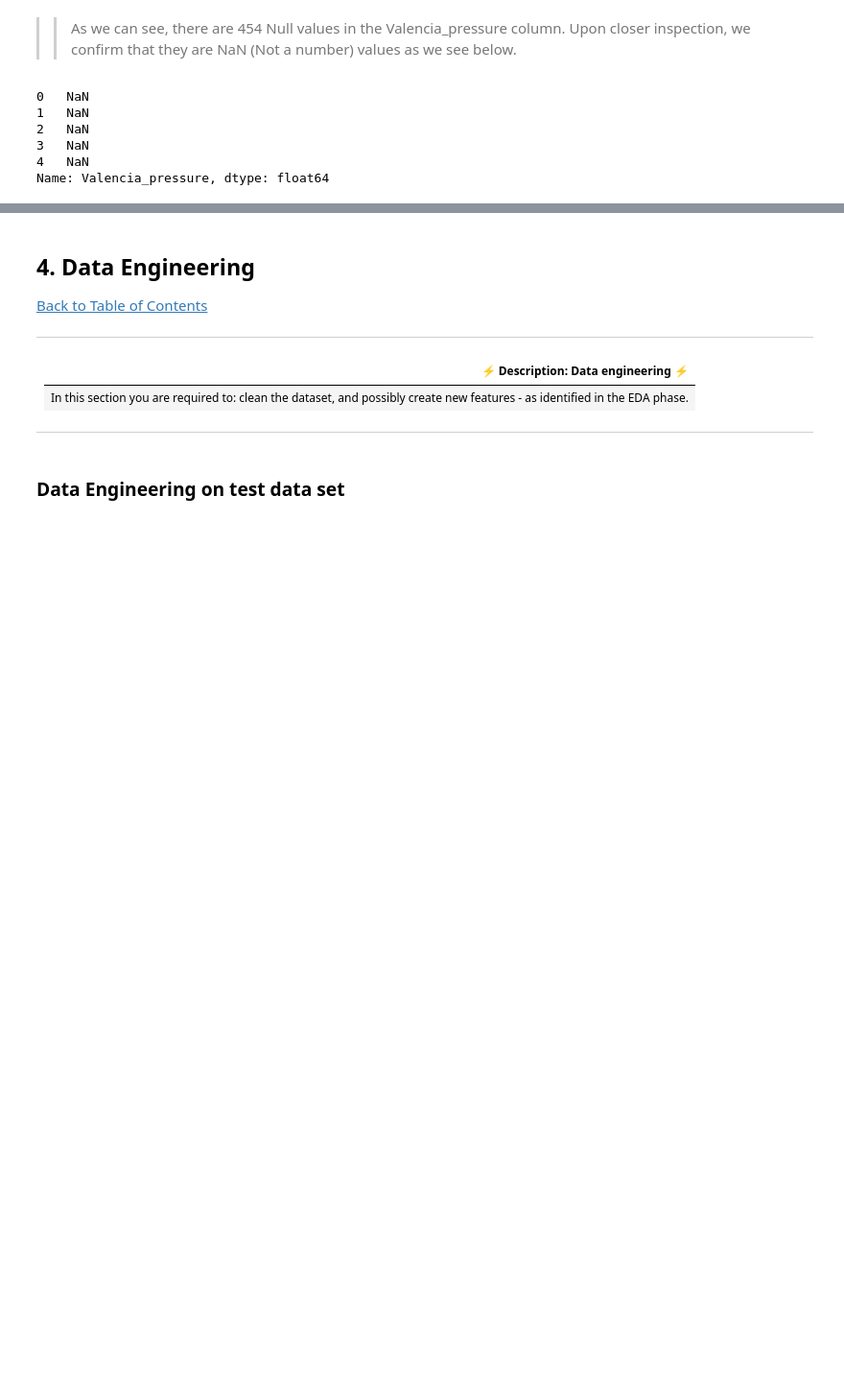
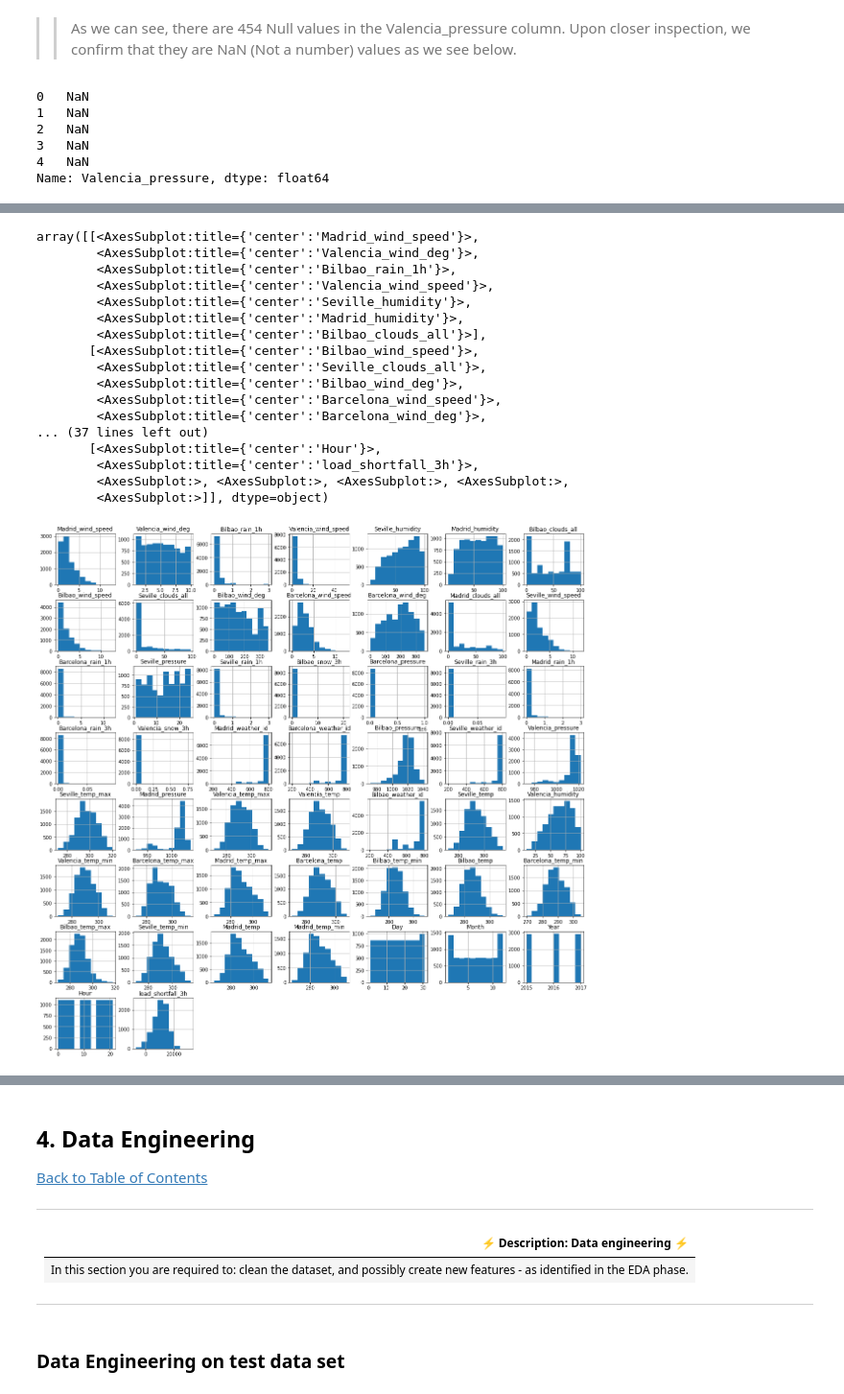
Before and after one commit to pcf26536/TeamNM5, a Jupyter notebook: starter-notebook.ipynb, the cells around one changed output, grey strips where cells are left out. Shown at 96% size. Cells and saved outputs as stored; diff of their text form; code cells hidden in the pictures; blank space fills up the shorter version.

```diff
--- a/starter-notebook.ipynb
+++ b/starter-notebook.ipynb
@@ -440,0 +483,21 @@ Name: Valencia_pressure, dtype: float64
+# %%
+df_train.hist(figsize=(20,20))
+# %% [output]
+array([[<AxesSubplot:title={'center':'Madrid_wind_speed'}>,
+        <AxesSubplot:title={'center':'Valencia_wind_deg'}>,
+        <AxesSubplot:title={'center':'Bilbao_rain_1h'}>,
+        <AxesSubplot:title={'center':'Valencia_wind_speed'}>,
+        <AxesSubplot:title={'center':'Seville_humidity'}>,
+        <AxesSubplot:title={'center':'Madrid_humidity'}>,
+        <AxesSubplot:title={'center':'Bilbao_clouds_all'}>],
+       [<AxesSubplot:title={'center':'Bilbao_wind_speed'}>,
+        <AxesSubplot:title={'center':'Seville_clouds_all'}>,
+        <AxesSubplot:title={'center':'Bilbao_wind_deg'}>,
+        <AxesSubplot:title={'center':'Barcelona_wind_speed'}>,
+        <AxesSubplot:title={'center':'Barcelona_wind_deg'}>,
+... (37 lines left out)
+       [<AxesSubplot:title={'center':'Hour'}>,
+        <AxesSubplot:title={'center':'load_shortfall_3h'}>,
+        <AxesSubplot:>, <AxesSubplot:>, <AxesSubplot:>, <AxesSubplot:>,
+        <AxesSubplot:>]], dtype=object)
+[figure, added]
```
Also changed, not shown: parts of 33 cells of this notebook.
